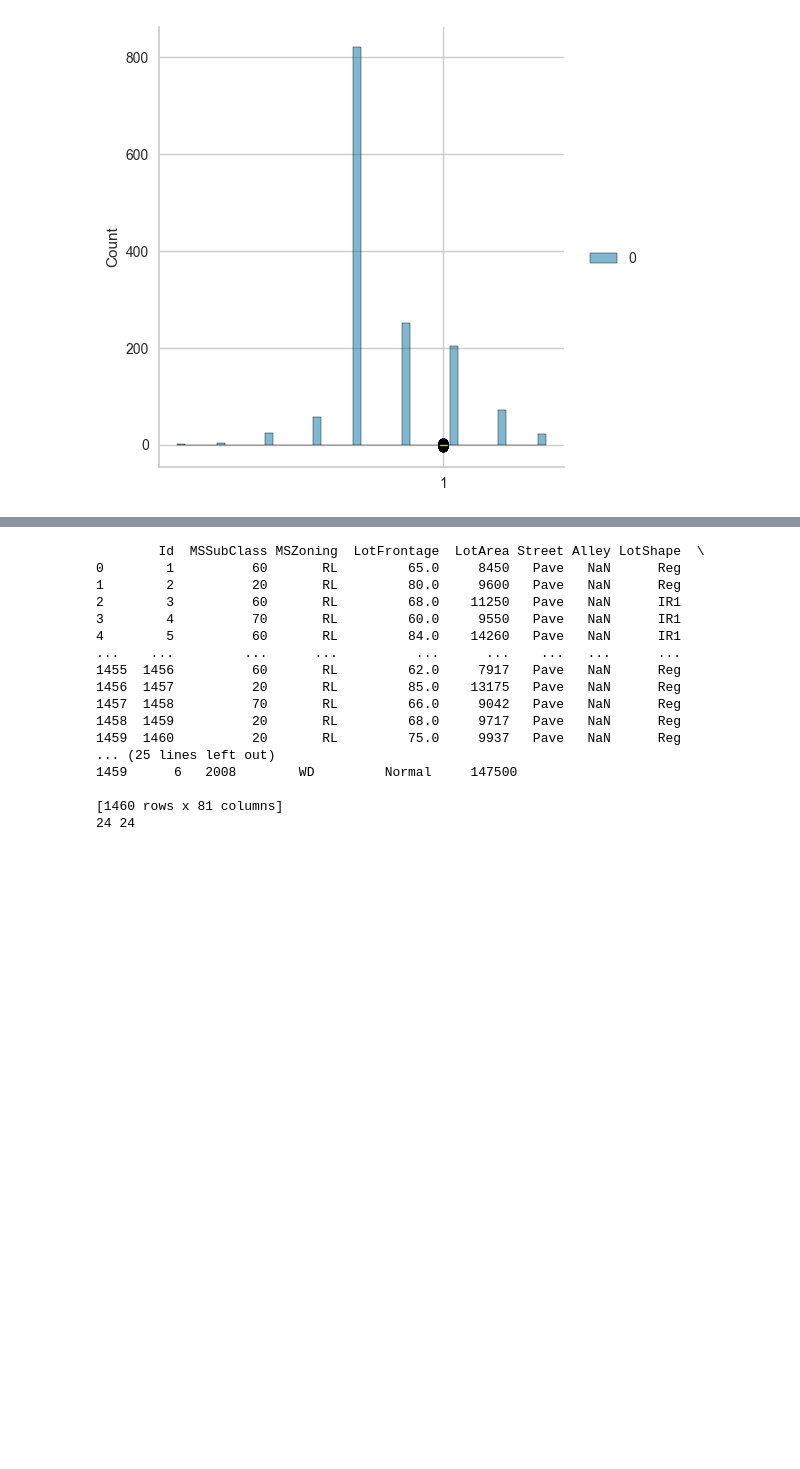
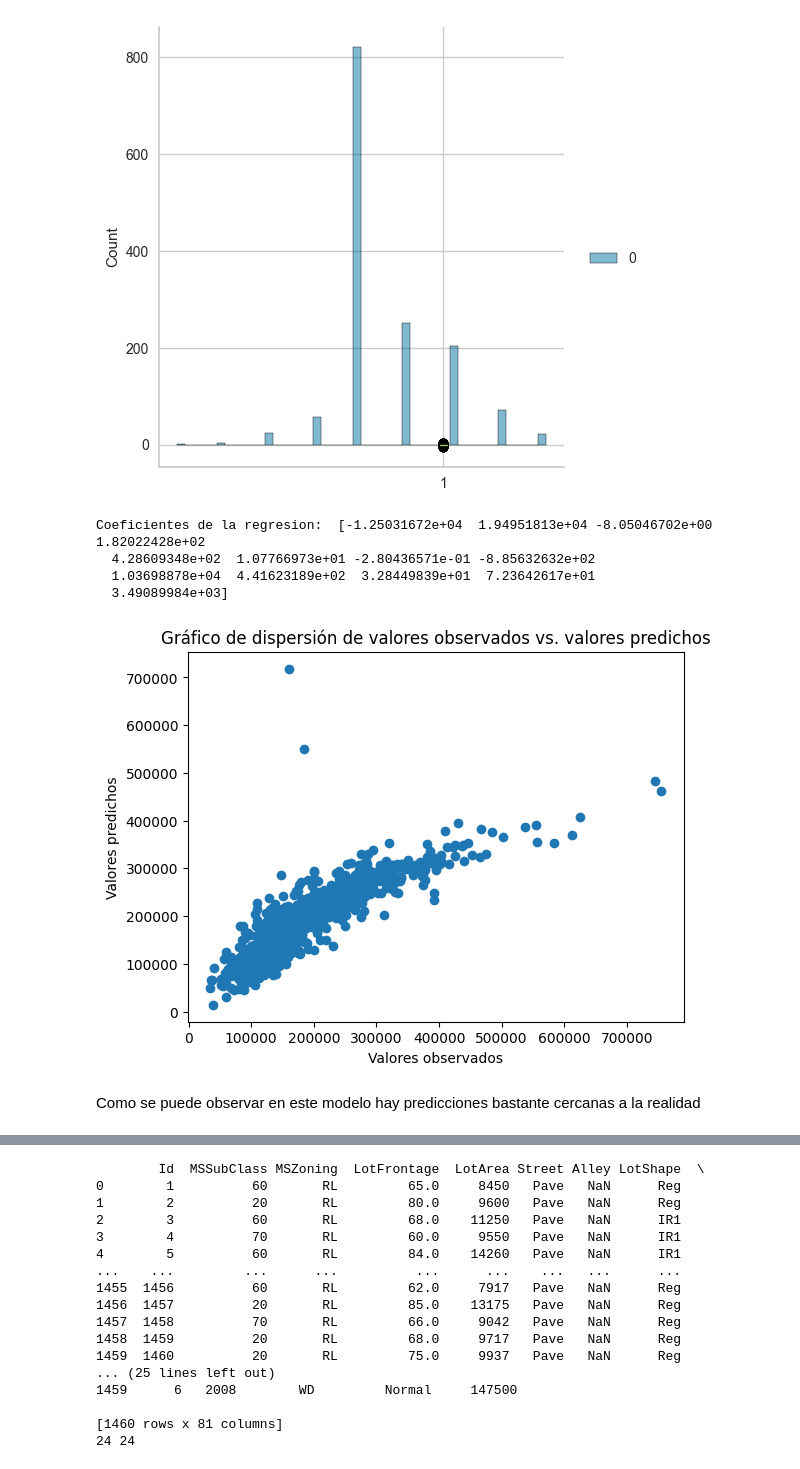
Before and after one commit to Javier19-cmd/HT3, a Jupyter notebook: main.ipynb, the cells around one changed output, grey strips where cells are left out. Drawn from its saved outputs; the diff is of its cells as text; code cells hidden in the pictures; blank space fills up the shorter version.

```diff
--- a/main.ipynb
+++ b/main.ipynb
@@ -505,3 +521,69 @@ import matplotlib.pyplot as plt
+# %%
+import pandas as pd
+import numpy as np
+import seaborn as sns
+import statsmodels.api as sm
+import matplotlib.pyplot as plt
+from sklearn.linear_model import LinearRegression
+
+
+df = pd.read_csv('train.csv', index_col=0,header=0)
+numericals = df.select_dtypes(include=['int64', 'float64'])
+
+
+# Calcular la matriz de correlación de Pearson
+corr_matrix = numericals.corr()
+# Visualizar la matriz de correlación como un heatmap
+# sns.heatmap(corr_matrix, annot=False)
+
+# Seleccionar las características con una correlación mayor a un umbral
+threshold = 0.5
+corr_features = set()
+for i in range(len(corr_matrix.columns)):
+    for j in range(i):
+        if abs(corr_matrix.iloc[i, j]) > threshold:
+            colname = corr_matrix.columns[i]
+            corr_features.add(colname)
+
+# Crear un nuevo dataframe solo con las características seleccionadas
+df_selected = df[corr_features]
+
+# scaler = StandardScaler()
+# scaler.fit(df_selected)
+y_selected = df_selected['SalePrice']
+df_selected = df_selected.drop('SalePrice', axis=1)
+
+# normalizar el df
+# df_normalized = scaler.transform(df_selected)
+
+df_selected.fillna(0, inplace=True)
+
+model = LinearRegression()
+
+# y = df_normalized[""]
+
+model.fit(df_selected, y_selected)
+
+print("Coeficientes de la regresion: ", model.coef_)
+
+
+# Obtener las predicciones del modelo
+y_pred = model.predict(df_selected)
+
+# Crear un gráfico de dispersión que muestre los valores observados y los valores predichos
+plt.scatter(y_selected, y_pred)
+plt.xlabel('Valores observados')
+plt.ylabel('Valores predichos')
+plt.title('Gráfico de dispersión de valores observados vs. valores predichos')
+plt.show()
+# %% [output]
+Coeficientes de la regresion:  [-1.25031672e+04  1.94951813e+04 -8.05046702e+00  1.82022428e+02
+  4.28609348e+02  1.07766973e+01 -2.80436571e-01 -8.85632632e+02
+  1.03698878e+04  4.41623189e+02  3.28449839e+01  7.23642617e+01
+  3.49089984e+03]
+[figure, added]
+# %% [markdown]
+Como se puede observar en este modelo hay predicciones bastante cercanas a la realidad
 # %%
 import pandas as pd
 import numpy as np
```
Also changed, not shown: parts of 12 cells of this notebook.
